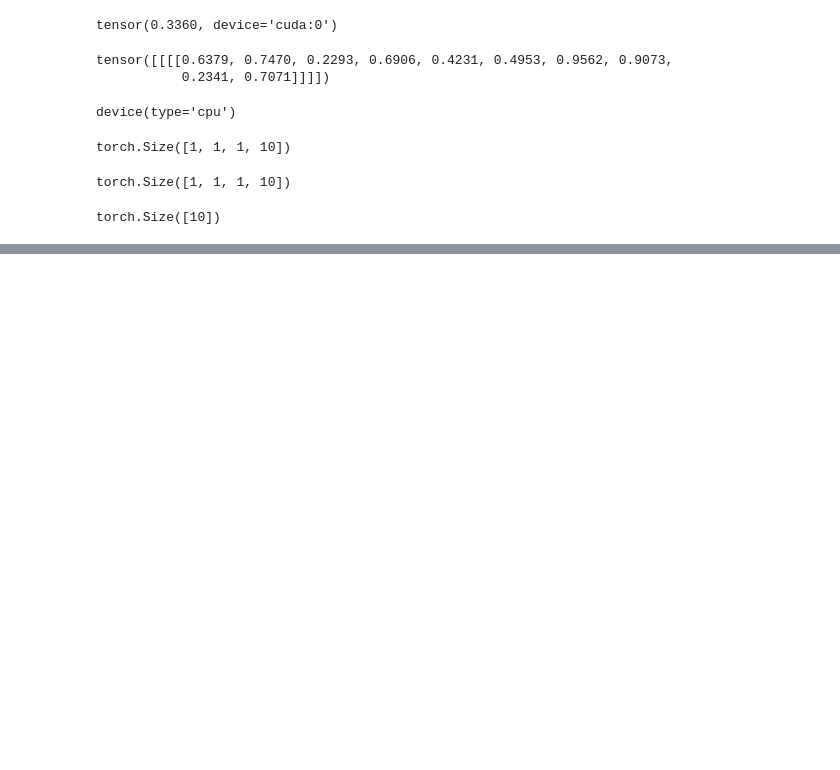
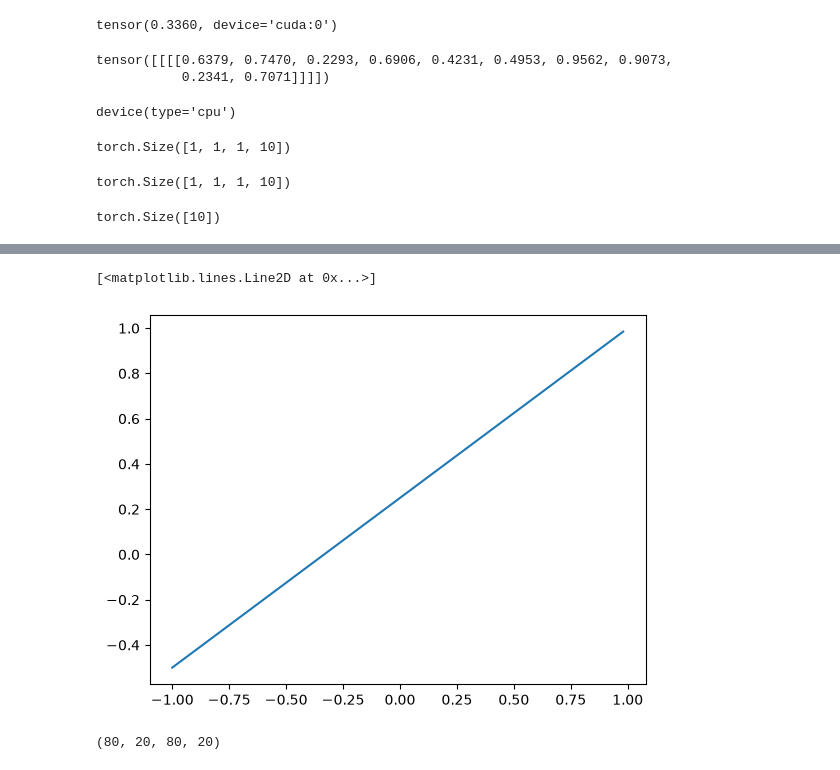
Before and after one commit to keljorden/deepLearning, a Jupyter notebook: torchtest.ipynb, the cells around one changed output, grey strips where cells are left out. Cells and saved outputs as stored; diff of their text form; code cells hidden in the pictures; blank space fills up the shorter version.

```diff
--- a/torchtest.ipynb
+++ b/torchtest.ipynb
@@ -436,0 +447,13 @@ torch.Size([10])
+# %%
+#creatin synthatic data using linear regression
+w = 0.75
+b = 0.25
+
+start = -1
+end = 1
+steps = 0.02
+
+X = torch.arange(start, end, steps).unsqueeze(dim = 1)
+y = w*X + b
+
+X[:10], y[:10]
@@ -436,0 +481,14 @@ torch.Size([10])
+# %%
+plt.plot(X,y)
+# %% [output]
+[<matplotlib.lines.Line2D at 0x...>]
+[figure, added]
+# %%
+train_split = int(0.8 * len(X))
+
+X_train, y_train = X[:train_split], y[:train_split]
+X_test, y_test = X[train_split:], y[train_split:]
+
+len(X_train), len(X_test), len(y_train), len(y_test)
+# %% [output]
+(80, 20, 80, 20)
```
Also changed, not shown: parts of 22 cells of this notebook.
